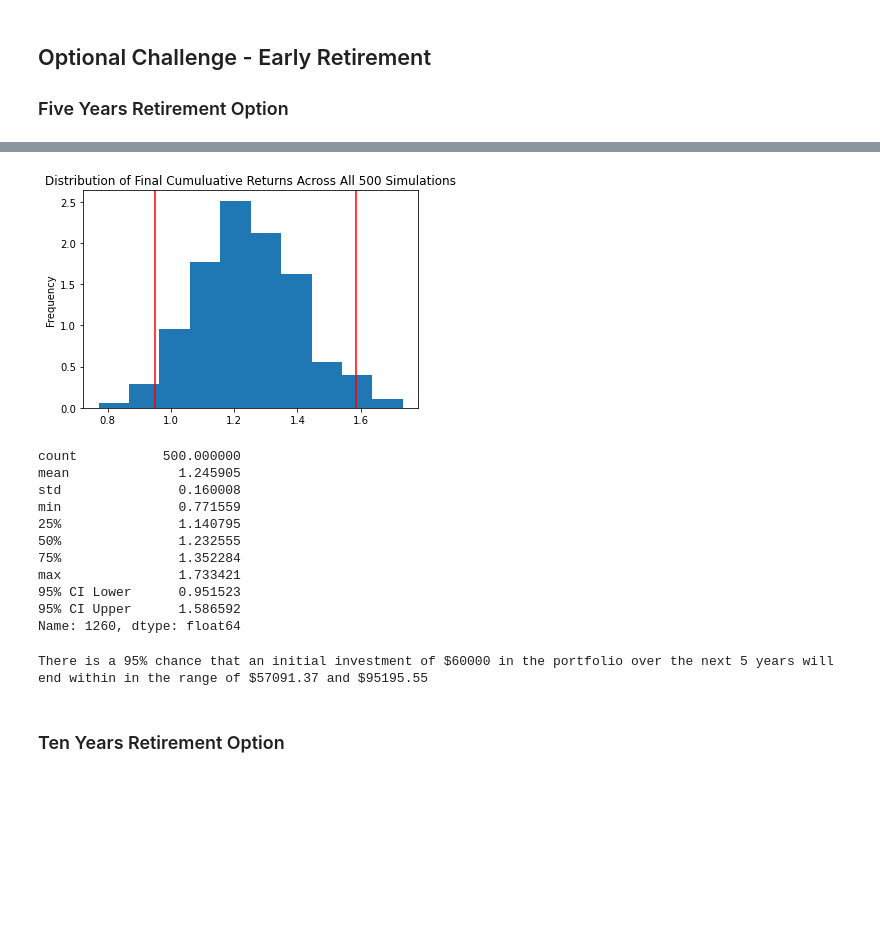
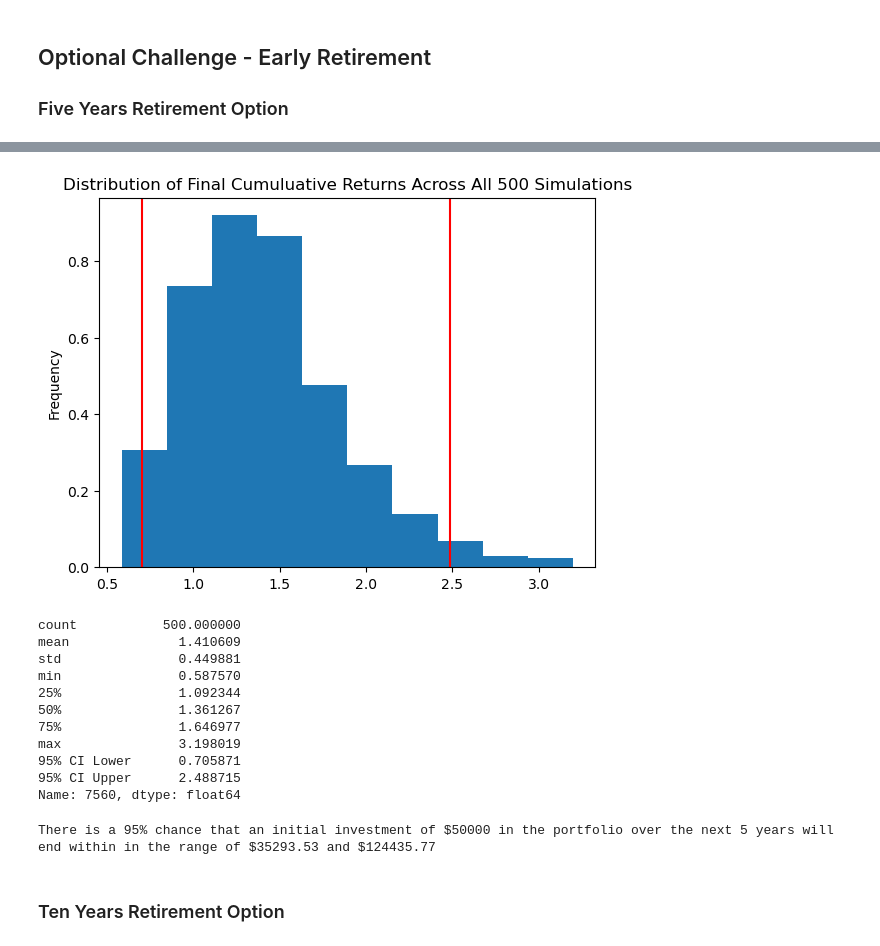
Before and after one commit to chamnanun/APIs_Module_5, a Jupyter notebook: APIs_HW_Module_5/Instructions/Starter_Code/financial-planner.ipynb, the cells around one changed output, grey strips where cells are left out. Cells and saved outputs as stored; diff of their text form; code cells hidden in the pictures; blank space fills up the shorter version.

```diff
--- a/APIs_HW_Module_5/Instructions/Starter_Code/financial-planner.ipynb
+++ b/APIs_HW_Module_5/Instructions/Starter_Code/financial-planner.ipynb
@@ -360,4 +380,16 @@ There is a 95% chance that an initial investment of $30000.0 in the portfolio ov
 
 
 ### Five Years Retirement Option
+# %%
+# Configuring a Monte Carlo simulation to forecast 5 years cumulative returns
+# YOUR CODE HERE!
+# Conservative Risk-Adverse Approach with 5-years of work remaining
+# Allocation of 80% bonds (AGG), 20% stocks (SPY)
+
+MC_fiveyear = MCSimulation(
+    portfolio_data = df_stock_data,
+    weights = [.80,.20],
+    num_simulation = 500,
+    num_trading_days = 252*30
+)
 # %%
@@ -405,38 +453,47 @@ Running Monte Carlo simulation number 490.
 # %%
 # Plot probability distribution and confidence intervals
 # YOUR CODE HERE!
+
+dist_plot_five = MC_fiveyear.plot_distribution()
 # %% [output]
-[figure, old version]
+[figure, new version]
 # %%
 # Fetch summary statistics from the Monte Carlo simulation results
 # YOUR CODE HERE!
+tbl_five = MC_fiveyear.summarize_cumulative_return()
 
 # Print summary statistics
 # YOUR CODE HERE!
+
+print(tbl_five)
 # %% [output]
 count           500.000000
-mean              1.245905
-std               0.160008
-min               0.771559
-25%               1.140795
-50%               1.232555
-75%               1.352284
-max               1.733421
-95% CI Lower      0.951523
-95% CI Upper      1.586592
-Name: 1260, dtype: float64
+mean              1.410609
+std               0.449881
+min               0.587570
+25%               1.092344
+50%               1.361267
+75%               1.646977
+max               3.198019
+95% CI Lower      0.705871
+95% CI Upper      2.488715
+Name: 7560, dtype: float64
 # %%
 # Set initial investment
 # YOUR CODE HERE!
+# Five Year requires larger initial investment since retirement time horizon is shorter
+five_yr_initial_investment = 50000
 
 # Use the lower and upper `95%` confidence intervals to calculate the range of the possible outcomes of our $60,000
 # YOUR CODE HERE!
+ci_lower_five = round(tbl_five[8]*five_yr_initial_investment,2)
+ci_upper_five = round(tbl_five[9]*five_yr_initial_investment,2)
 
 # Print results
-print(f"There is a 95% chance that an initial investment of ${initial_investment} in the portfolio"
+print(f"There is a 95% chance that an initial investment of ${five_yr_initial_investment} in the portfolio"
       f" over the next 5 years will end within in the range of"
       f" ${ci_lower_five} and ${ci_upper_five}")
 # %% [output]
-There is a 95% chance that an initial investment of $60000 in the portfolio over the next 5 years will end within in the range of $57091.37 and $95195.55
+There is a 95% chance that an initial investment of $50000 in the portfolio over the next 5 years will end within in the range of $35293.53 and $124435.77
 # %% [markdown]
 ### Ten Years Retirement Option
```
Also changed, not shown: parts of 24 cells of this notebook, 2 other files.
